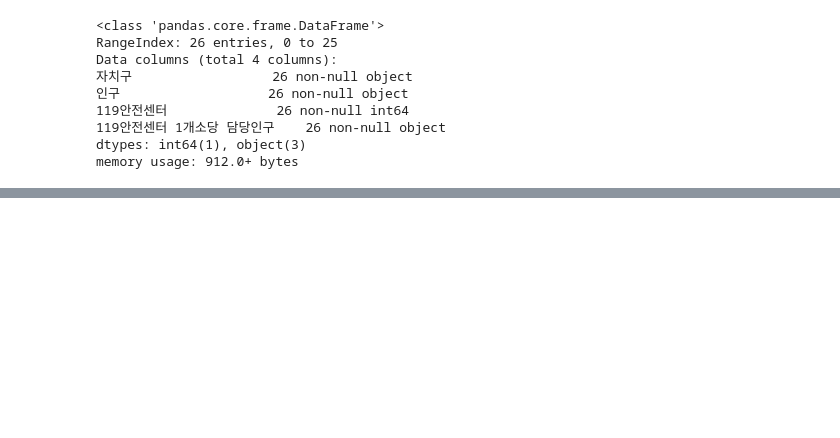
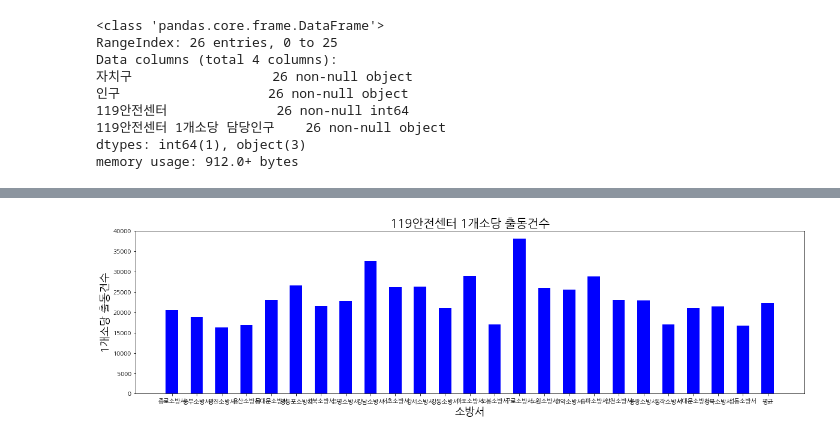
Before and after one commit to HyunJung27/DSC_119, a Jupyter notebook: 119 안전센터의 확장.ipynb, the cells around one changed output, grey strips where cells are left out. Drawn from its saved outputs; the diff is of its cells as text; code cells hidden in the pictures; blank space fills up the shorter version.

```diff
--- a/119 안전센터의 확장.ipynb
+++ b/119 안전센터의 확장.ipynb
@@ -120,0 +186,14 @@ rescue_station_list.shape
+# %%
+rescue_station_list = rescue_station_list[['소방서', '119구급대활동실적', '119구급대활동실적.1']]
+
+rescue_station_list= rescue_station_list.drop([0,1,2, 27])
+
+rescue_station_list['119구급대활동실적'] = rescue_station_list['119구급대활동실적'].str.replace(',','')
+rescue_station_list['119구급대활동실적.1'] = rescue_station_list['119구급대활동실적.1'].str.replace(',','')
+
+rescue_station_list['119구급대활동실적'] = rescue_station_list['119구급대활동실적'].astype('int64')
+rescue_station_list['119구급대활동실적.1'] = rescue_station_list['119구급대활동실적.1'].astype('int64')
+
+rescue_station_list.columns=['소방서', '출동건수', '이송건수']
+
+rescue_station_list
@@ -120,0 +218,7 @@ rescue_station_list.shape
+# %%
+sum_1 = rescue_station_list['출동건수'].sum()
+sum_2 = rescue_station_list['이송건수'].sum()
+
+rescue_station_list.loc[27] = ['평균',int(sum_1/25), int(sum_2/25)]
+
+rescue_station_list
@@ -120,0 +243,17 @@ rescue_station_list.shape
+# %%
+y = rescue_station_list['출동건수']
+x = rescue_station_list['소방서']
+
+plt.figure(figsize=(20,5))
+
+plt.bar(x, y, label='출동건수', width=0.5, color="blue")
+
+plt.title('119안전센터 1개소당 출동건수', fontsize=20)
+
+plt.xlabel('소방서', fontsize=18)
+
+plt.ylabel('1개소당 출동건수', fontsize=18)
+
+plt.show()
+# %% [output]
+[figure, added]
```
Also changed, not shown: parts of 15 cells of this notebook, 1 other file.
